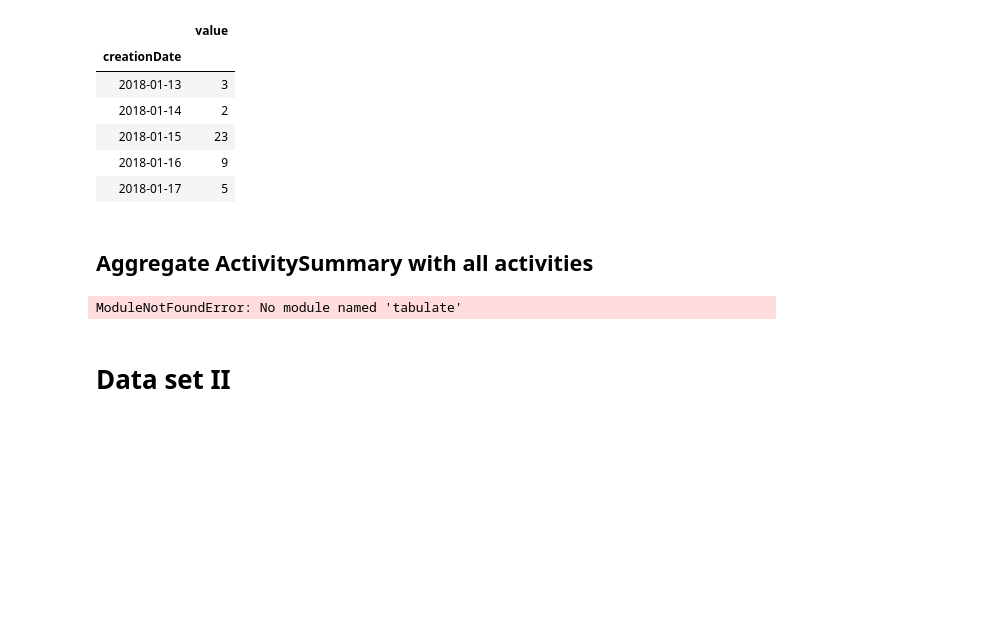
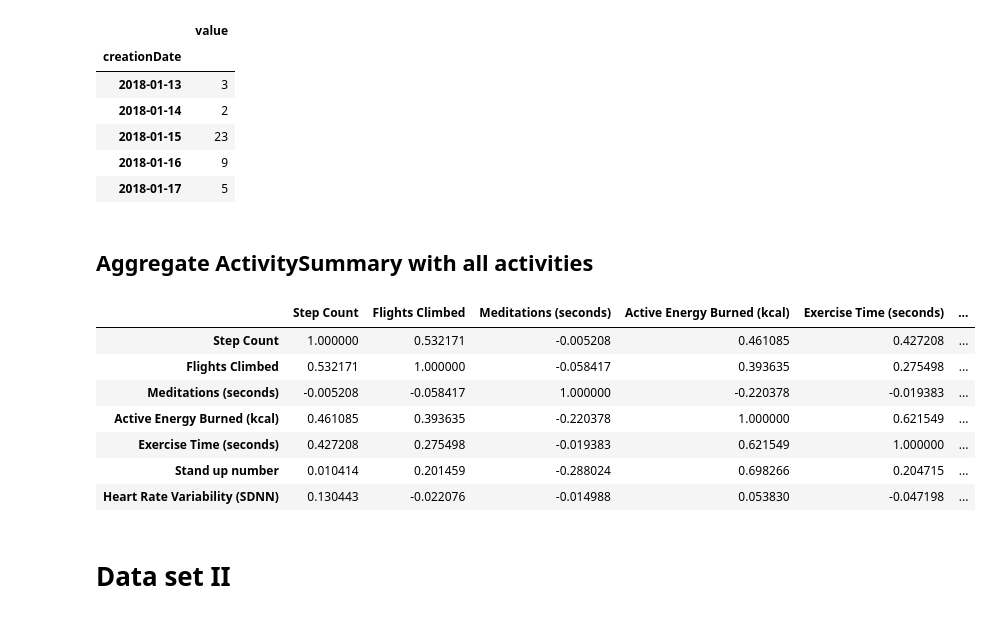
Before and after one commit to pmadruga/ml_project, a Jupyter notebook: books/data_preparation.ipynb, the cells around one changed output. Cells and saved outputs as stored; diff of their text form; code cells hidden in the pictures; blank space fills up the shorter version.

```diff
--- a/books/data_preparation.ipynb
+++ b/books/data_preparation.ipynb
@@ -184,31 +184,40 @@ df_flights_final.head()
 # %%
 from tabulate import tabulate
 
 
 results = pd.DataFrame()
 # results['Date'] = df_step_final['creationDate']
 results['Step Count'] = df_step_final['value']
 results['Flights Climbed'] = df_flights_final['value']
 results['Meditations (seconds)'] = df_final_mindful['seconds']
 results['Active Energy Burned (kcal)'] = df_copy['activeEnergyBurned']
 results['Exercise Time (seconds)'] = df_copy['appleExerciseTime']
 results['Stand up number'] = df_copy['appleStandHours']
 results['Heart Rate Variability (SDNN)'] = df_hrv_final['value']
 
 
 # results = results.set_index('creationDate')
 
-print(tabulate(results.dropna().head(),tablefmt="pipe", headers="keys"))
+# print(tabulate(results.dropna().head(),tablefmt="pipe", headers="keys"))
+
+results.dropna().corr()
 
 # results.hist()
 # results.to_csv('../data/summary_shaped.csv')
 
 # for (index, row) in results.iterrows():
 #     print(type(row['creationDate']))
 #     print(pd.to_datetime('2018-01-01'))
 #     break
 # %% [output]
-ModuleNotFoundError: No module named 'tabulate'
+|  | Step Count | Flights Climbed | Meditations (seconds) | Active Energy Burned (kcal) | Exercise Time (seconds) | ... |
+| Step Count | 1.000000 | 0.532171 | -0.005208 | 0.461085 | 0.427208 | ... |
+| Flights Climbed | 0.532171 | 1.000000 | -0.058417 | 0.393635 | 0.275498 | ... |
+| Meditations (seconds) | -0.005208 | -0.058417 | 1.000000 | -0.220378 | -0.019383 | ... |
+| Active Energy Burned (kcal) | 0.461085 | 0.393635 | -0.220378 | 1.000000 | 0.621549 | ... |
+| Exercise Time (seconds) | 0.427208 | 0.275498 | -0.019383 | 0.621549 | 1.000000 | ... |
+| Stand up number | 0.010414 | 0.201459 | -0.288024 | 0.698266 | 0.204715 | ... |
+| Heart Rate Variability (SDNN) | 0.130443 | -0.022076 | -0.014988 | 0.053830 | -0.047198 | ... |
 # %% [markdown]
 # Data set II
 # %%
```
Also changed, not shown: parts of 4 cells of this notebook, 7 other files.
